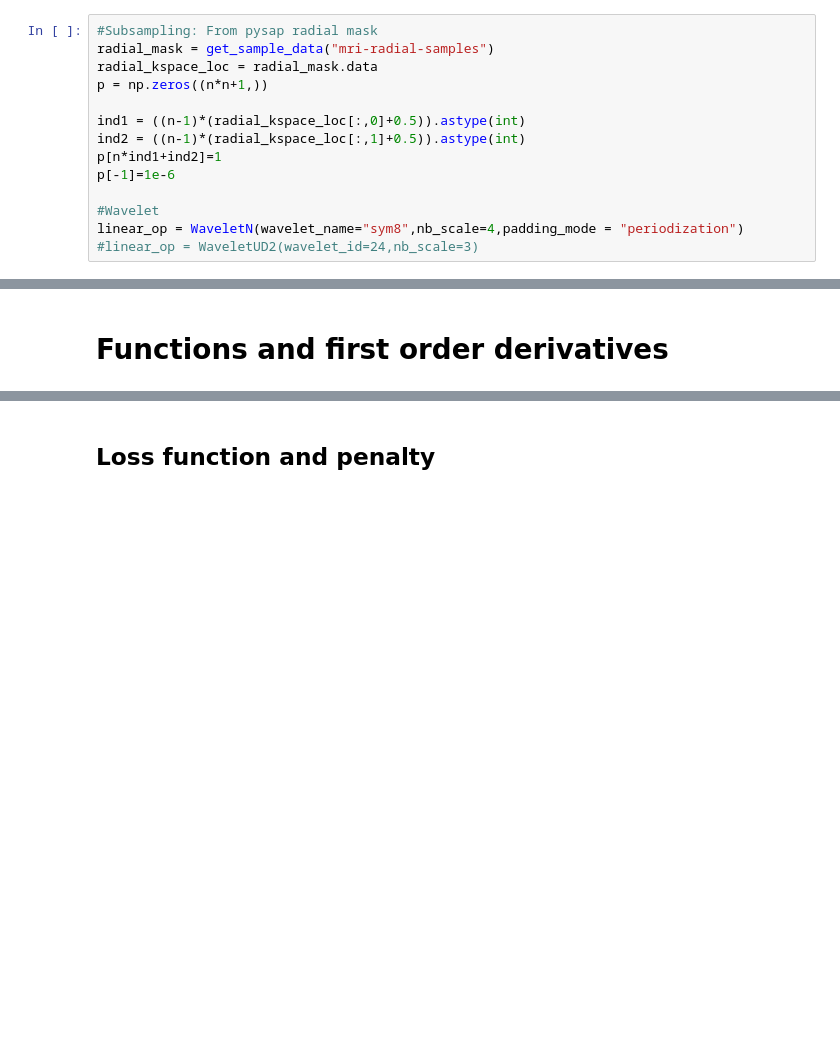
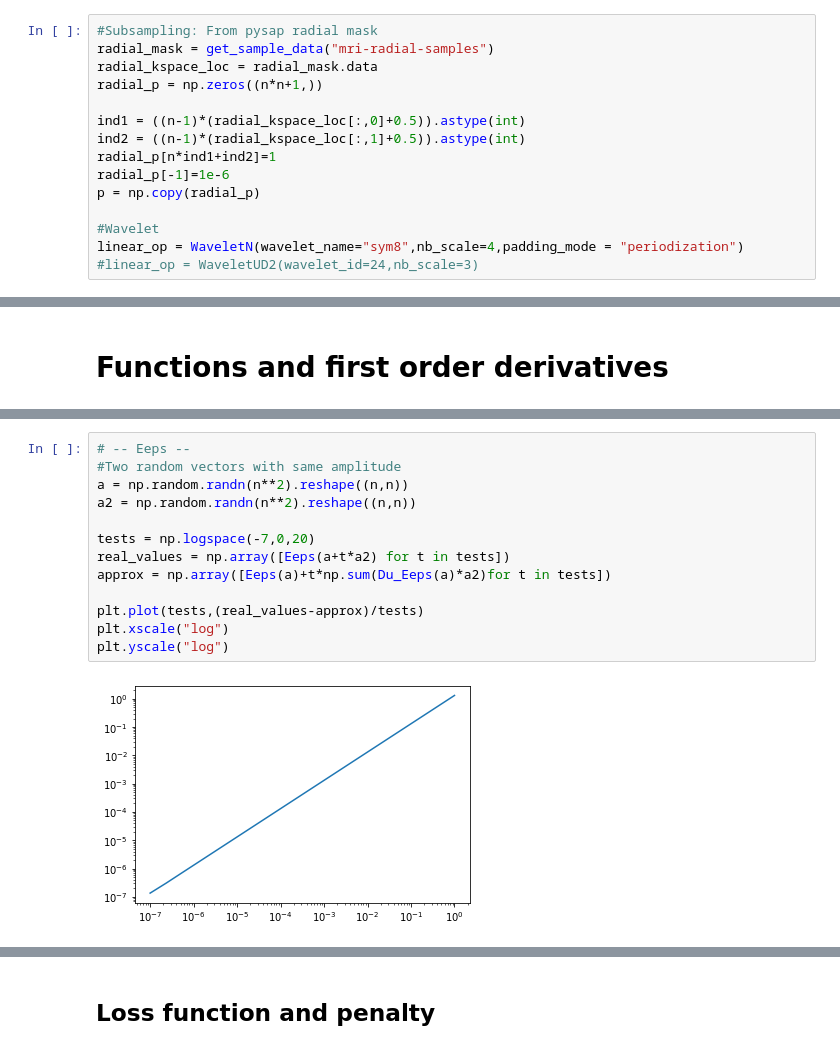
Before and after one commit to Biagig/Learning-Sampling-Pattern, a Jupyter notebook: Upper Level.ipynb, the cells around one changed output, grey strips where cells are left out. Cells and saved outputs as stored; diff of their text form; blank space fills up the shorter version.

```diff
--- a/Upper Level.ipynb
+++ b/Upper Level.ipynb
@@ -51,12 +52,13 @@ y = (1+0j)*fourier_op.op(np.real(u0_mat))+1e-6*np.random.randn(2*n*n).view(np.co
 #Subsampling: From pysap radial mask
 radial_mask = get_sample_data("mri-radial-samples")
 radial_kspace_loc = radial_mask.data
-p = np.zeros((n*n+1,))
+radial_p = np.zeros((n*n+1,))
 
 ind1 = ((n-1)*(radial_kspace_loc[:,0]+0.5)).astype(int)
 ind2 = ((n-1)*(radial_kspace_loc[:,1]+0.5)).astype(int)
-p[n*ind1+ind2]=1
-p[-1]=1e-6
+radial_p[n*ind1+ind2]=1
+radial_p[-1]=1e-6
+p = np.copy(radial_p)
 
 #Wavelet
 linear_op = WaveletN(wavelet_name="sym8",nb_scale=4,padding_mode = "periodization")
@@ -294,0 +127,15 @@ def Dpu_Etot(u,p,w):
+# %%
+# -- Eeps --
+#Two random vectors with same amplitude
+a = np.random.randn(n**2).reshape((n,n))
+a2 = np.random.randn(n**2).reshape((n,n))
+
+tests = np.logspace(-7,0,20)
+real_values = np.array([Eeps(a+t*a2) for t in tests])
+approx = np.array([Eeps(a)+t*np.sum(Du_Eeps(a)*a2)for t in tests])
+
+plt.plot(tests,(real_values-approx)/tests)
+plt.xscale("log")
+plt.yscale("log")
+# %% [output]
+[figure, added]
```
Also changed, not shown: parts of 46 cells of this notebook.
